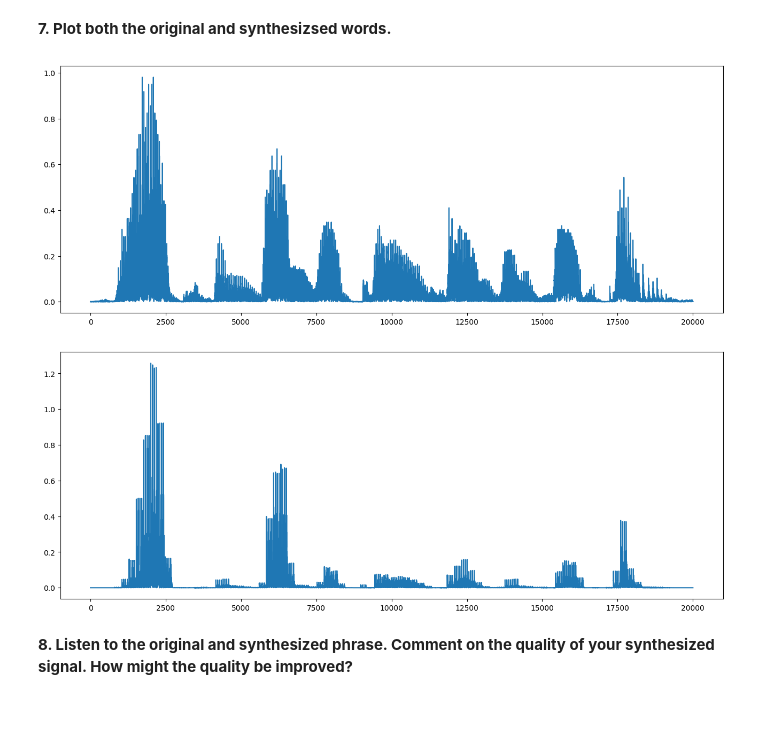
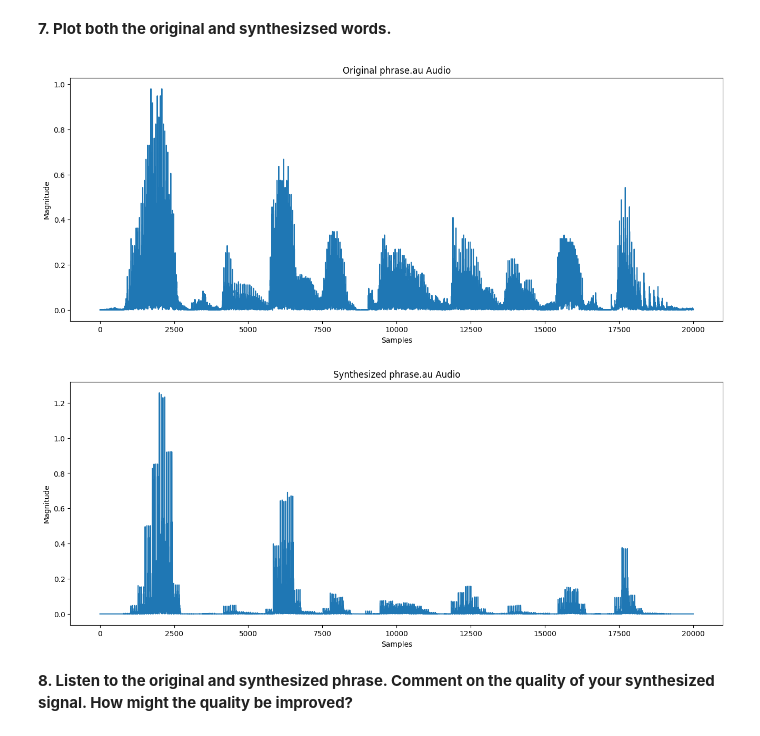
Before and after one commit to cdavin2/dsp_lab09b, a Jupyter notebook: lab09b_final_report.ipynb, the cells around one changed output. Saved outputs shown, nothing was run; the diff lists cells and outputs as text; code cells hidden in the pictures.

```diff
--- a/lab09b_final_report.ipynb
+++ b/lab09b_final_report.ipynb
@@ -332,14 +349,20 @@ for i in range(RL):
 # %% [markdown]
 **7. Plot both the original and synthesizsed words.**
 # %%
+plt.title("Original phrase.au Audio")
+plt.ylabel("Magnitude")
+plt.xlabel("Samples")
 plt.plot(np.abs(phrase));
 # %% [output]
-[figure, old version]
+[figure, new version]
 # %%
 # insert your code here
+plt.title("Synthesized phrase.au Audio")
+plt.ylabel("Magnitude")
+plt.xlabel("Samples")
 plt.plot(np.abs(output));
 # %% [output]
-[figure, old version]
+[figure, new version]
 # %% [markdown]
 **8. Listen to the original and synthesized phrase. Comment on the quality of your synthesized signal. How might the quality be improved?**
 # %%
```
Also changed, not shown: parts of 18 cells of this notebook.
